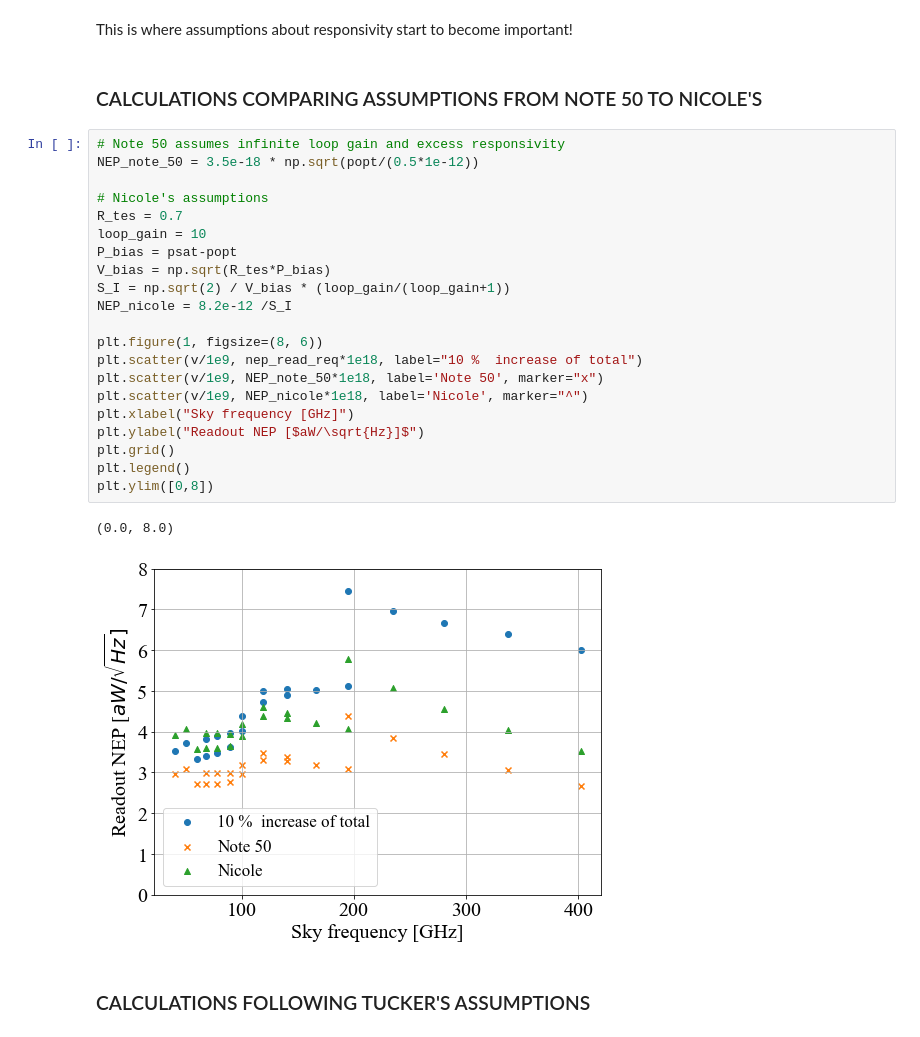
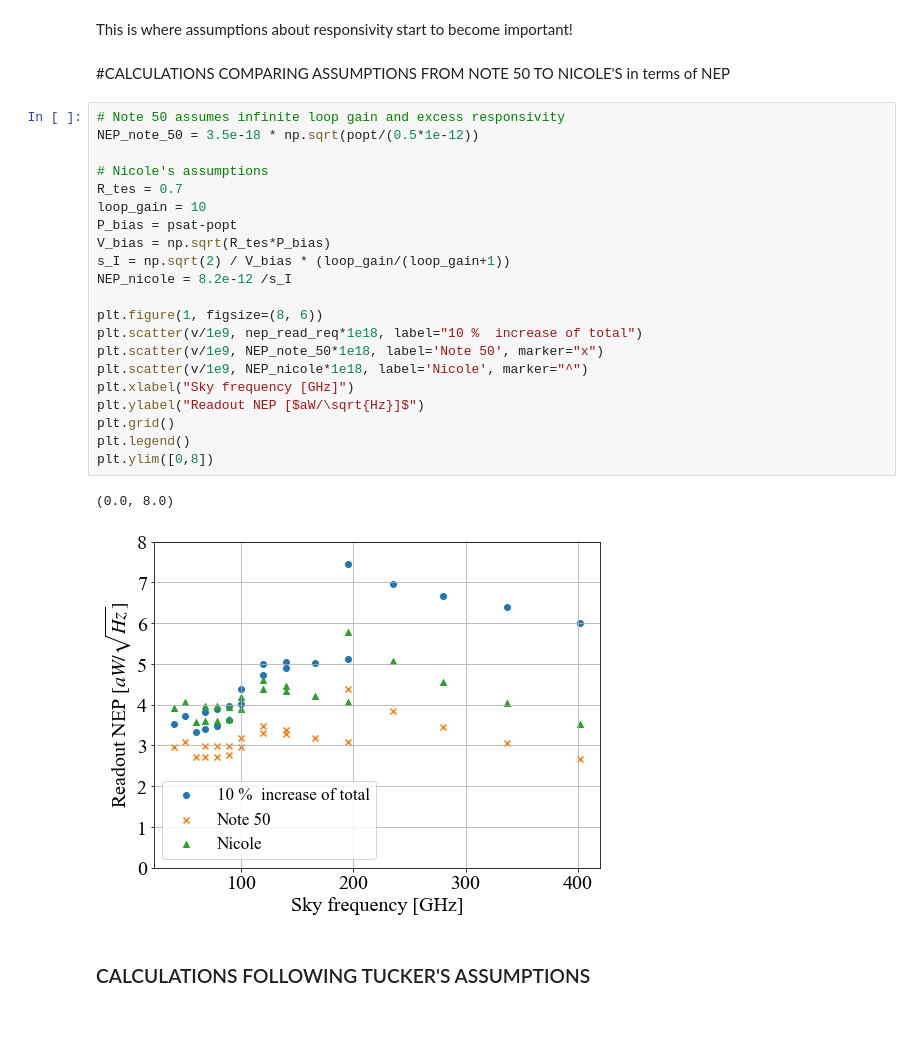
Before and after one commit to nfarias95/ReadoutDesigner, a Jupyter notebook: noise_simulations/noise_sims_from_Tucker/litebird_noise.ipynb, the cells around one changed output. Saved outputs shown, nothing was run; the diff lists cells and outputs as text.

```diff
--- a/noise_simulations/noise_sims_from_Tucker/litebird_noise.ipynb
+++ b/noise_simulations/noise_sims_from_Tucker/litebird_noise.ipynb
@@ -33,31 +33,31 @@ plt.ylim([0,8])
 # %% [markdown]
 This is where assumptions about responsivity start to become important!
 # %% [markdown]
-### CALCULATIONS COMPARING ASSUMPTIONS FROM NOTE 50 TO NICOLE'S
+#CALCULATIONS COMPARING ASSUMPTIONS FROM NOTE 50 TO NICOLE'S in terms of NEP
 # %%
 # Note 50 assumes infinite loop gain and excess responsivity
 NEP_note_50 = 3.5e-18 * np.sqrt(popt/(0.5*1e-12))
 
 # Nicole's assumptions
 R_tes = 0.7
 loop_gain = 10
 P_bias = psat-popt
 V_bias = np.sqrt(R_tes*P_bias)
-S_I = np.sqrt(2) / V_bias * (loop_gain/(loop_gain+1))
-NEP_nicole = 8.2e-12 /S_I
+s_I = np.sqrt(2) / V_bias * (loop_gain/(loop_gain+1))
+NEP_nicole = 8.2e-12 /s_I
 
 plt.figure(1, figsize=(8, 6))
 plt.scatter(v/1e9, nep_read_req*1e18, label="10 %  increase of total")
 plt.scatter(v/1e9, NEP_note_50*1e18, label='Note 50', marker="x")
 plt.scatter(v/1e9, NEP_nicole*1e18, label='Nicole', marker="^")
 plt.xlabel("Sky frequency [GHz]")
 plt.ylabel("Readout NEP [$aW/\sqrt{Hz}]$")
 plt.grid()
 plt.legend()
 plt.ylim([0,8])
 # %% [output]
 (0.0, 8.0)
-[figure, old version]
+[figure, new version]
 # %% [markdown]
 ### CALCULATIONS FOLLOWING TUCKER'S ASSUMPTIONS
 # %%
```
Also changed, not shown: parts of 4 cells of this notebook, 16 other files.
